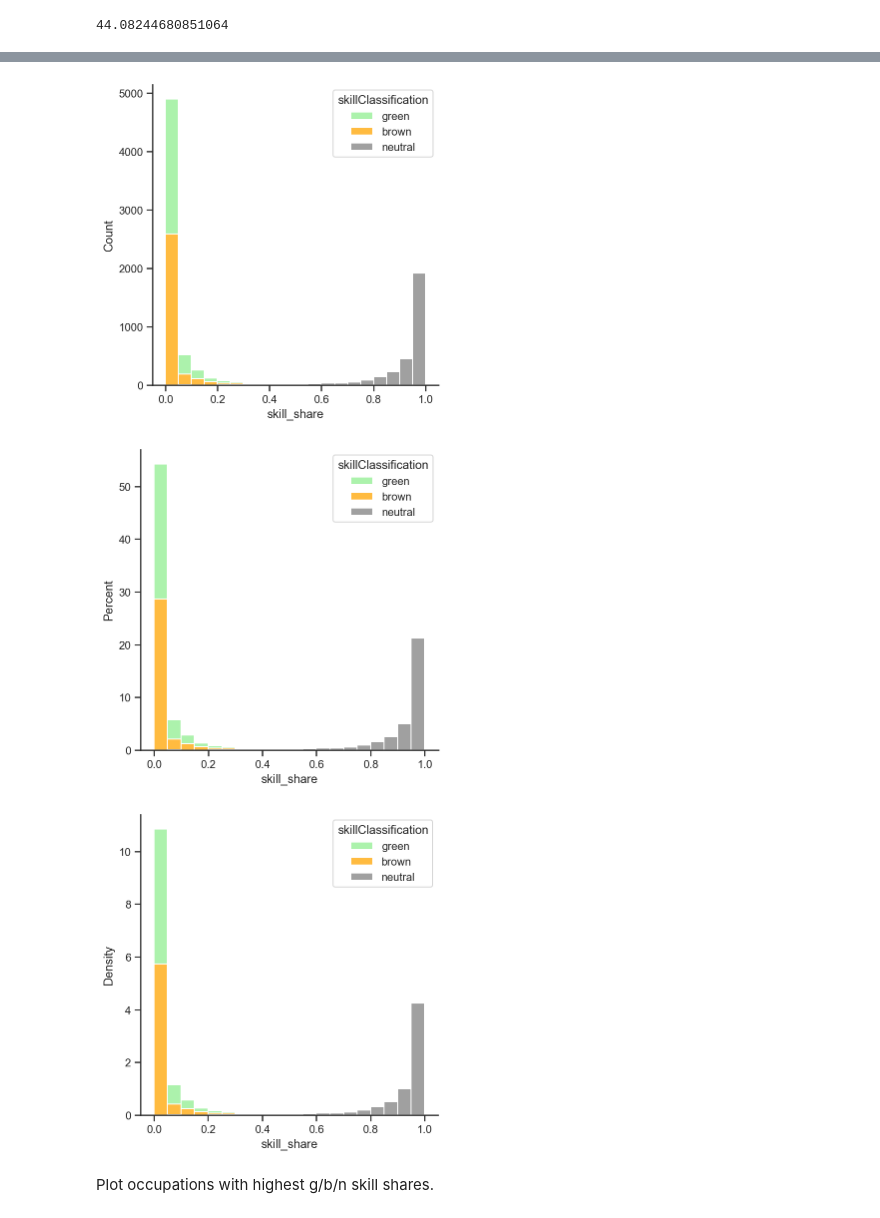
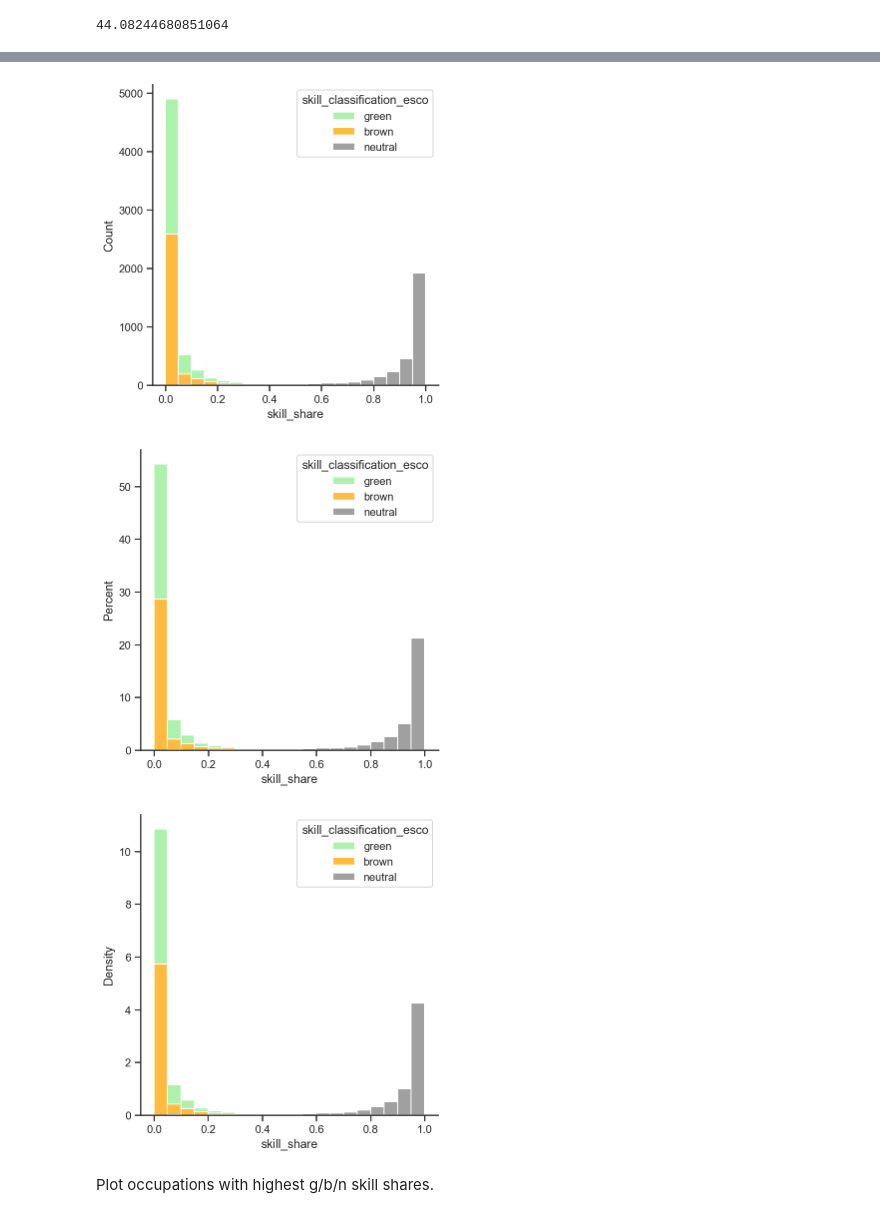
Before and after one commit to derpyninja/re4gt, a Jupyter notebook: notebooks/new/01-fz-esco-onet-descriptive-stats.ipynb, the cells around one changed output, grey strips where cells are left out. Cells and saved outputs as stored; diff of their text form; code cells hidden in the pictures.

```diff
--- a/notebooks/new/01-fz-esco-onet-descriptive-stats.ipynb
+++ b/notebooks/new/01-fz-esco-onet-descriptive-stats.ipynb
@@ -258,7 +304,7 @@ coreness
 # %% [markdown]
 Read matched occupation metadata
 # %%
-occ_data_with_duplicates = esco.occupation_metadata()
+occ_data = esco.occupation_metadata
 # %% [markdown]
 Read occupation-skills and occupation-similarity matrices
 # %%
@@ -282,4 +316,2 @@ assert (occ_data_with_duplicates.loc[~occ_data_with_duplicates.conceptUri.duplic
-# %%
-occ_data = occ_data_with_duplicates.loc[~occ_data_with_duplicates.conceptUri.duplicated()].reset_index(drop=True)
 # %% [markdown]
 **Q: What are the greenest/brownest occupations according to the ESCO GBN labels?**
@@ -303,0 +318,3 @@ Index(['conceptType', 'conceptUri', 'iscoGroup', 'preferredLabel', 'altLabels',
+# %%
+occ_share_cols = ["share_green_{}".format(clsf), "share_brown_{}".format(clsf), "share_neutral_{}".format(clsf)]
+occ_share_cols
@@ -335,13 +354,13 @@ Share of 100% neutral occupations
 # %%
 occ_data_long = occ_data.melt(
     id_vars=['preferredLabel'],
-    value_vars=["share_green_esco", "share_brown_esco", "share_neutral_esco"],
-    var_name="skillClassification",
+    value_vars=occ_share_cols,
+    var_name=skill_clsf_col,
     value_name="skill_share"
 
 )
-occ_data_long["skillClassification"] = \
-    occ_data_long["skillClassification"].str.split("_", expand=True)[1]
+occ_data_long[skill_clsf_col] = \
+    occ_data_long[skill_clsf_col].str.split("_", expand=True)[1]
 # %%
 occ_data_long.sort_values("preferredLabel")
 # %% [output]
@@ -361,26 +380,26 @@ occ_data_long.sort_values("preferredLabel")
 # %%
 for stat in ["count", "percent", "density"]:
     f, ax = plt.subplots()
 
     sns.histplot(
         data=occ_data_long,
         # x="preferredLabel",
         x="skill_share",
-        hue="skillClassification",
+        hue=skill_clsf_col,
         multiple="stack",
         binwidth=0.05,
         stat=stat,
         hue_order=["green", "brown", "neutral"],
         palette=["lightgreen", "orange", "grey"],
         ax=ax
     )
 
     sns.despine()
     plt.tight_layout()
 # %% [output]
-[figure, old version]
+[figure, new version]
-[figure, old version]
+[figure, new version]
-[figure, old version]
+[figure, new version]
 # %% [markdown]
 Plot occupations with highest g/b/n skill shares.
 # %%
```
Also changed, not shown: parts of 31 cells of this notebook, 10 other files.
